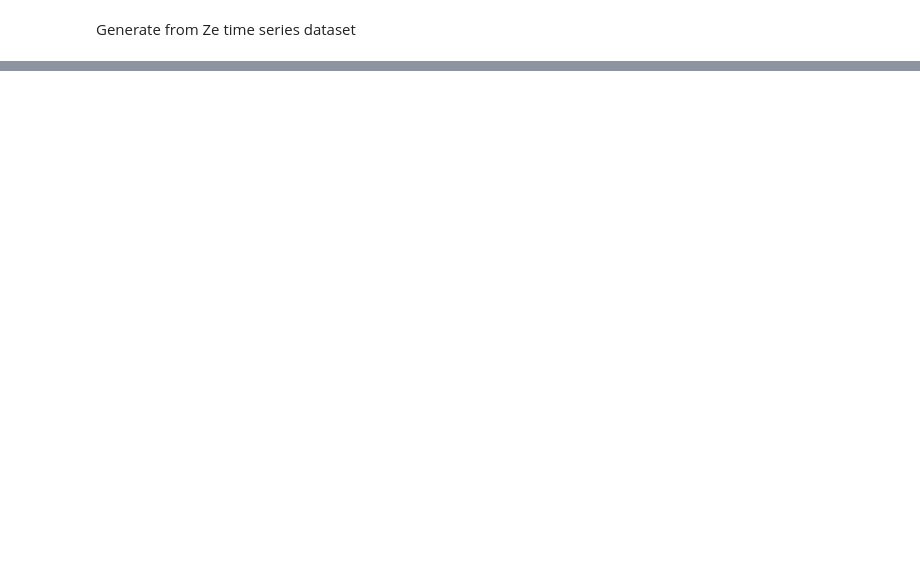
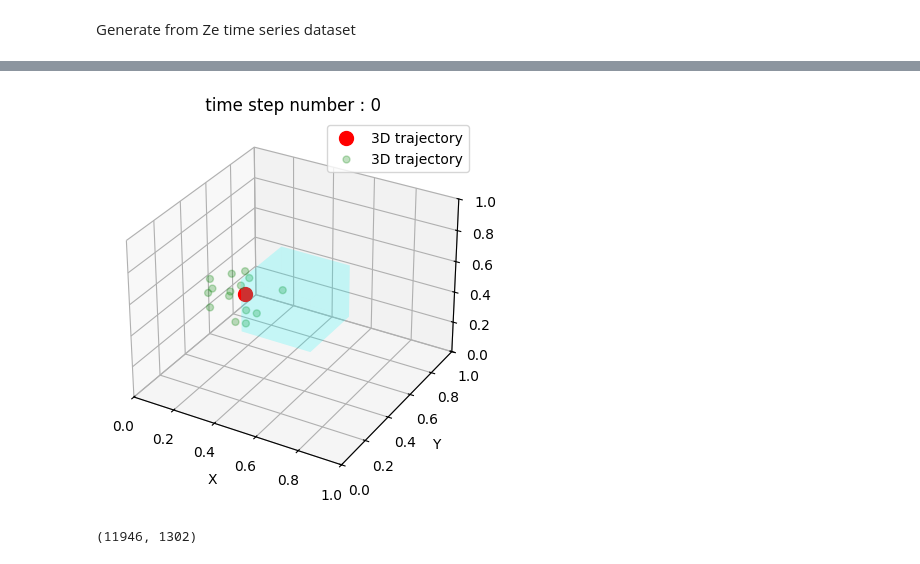
Before and after one commit to neilashwinraj/GNN, a Jupyter notebook: Generate_data_simple_connections_with_history.ipynb, the cells around one changed output, grey strips where cells are left out. Drawn from its saved outputs; the diff is of its cells as text; code cells hidden in the pictures; blank space fills up the shorter version.

```diff
--- a/Generate_data_simple_connections_with_history.ipynb
+++ b/Generate_data_simple_connections_with_history.ipynb
@@ -295,0 +413,10 @@ parts[0].shape
+# %%
+### Scaling the data ###
+train_data_pd_scaled, test_data_pd_scaled = scale_xyz_and_other_columns(train_data_pd,test_data_pd)
+
+### Reshaping by chunking the data ###
+n_train = (train_data_pd.shape[0]//(history_length+1))
+train_data_np_scaled = np.array_split(train_data_pd_scaled.values[:,3:],n_train,axis=0)
+
+n_test = (test_data_pd.shape[0]//(history_length+1))
+test_data_np_scaled = np.array_split(test_data_pd_scaled.values[:,3:],n_test,axis=0)
@@ -296,27 +443,18 @@ parts[0].shape
+# %%
+### Plotting the input data trajectory ###
+
+for i in range(10):
+    for j in range(4):
+
+        plot_3d_trajectory(train_data_np_scaled[0][j][0:64].reshape(16,4),color="green",title = title ,limits=[0,1],middle_cube="small")
+        clear_output(wait=True)
+        time.sleep(0.5)
+        break
+
+    break
+# %% [output]
+[figure, added]
 # %%
-if save==True:
-
-    ### Creat Directory ###
-    directory = "simple_connections_data/random_split/"+experiment
-
-    ### if directory does not exist ###
-    if not os.path.exists(directory):
-        # Create the directory
-        os.makedirs(directory)
-
-        if os.path.exists(directory):
-            print(f"Directory '{directory}' created successfully.")
-        else:
-            print(f"Failed to create directory '{directory}'.")
-
-    else:
-        print(f"Directory '{directory}' already exists.")
-
-    np.save("simple_connections_data/random_split/"+experiment+"/train_inputs",train_input_scaled.reshape(train_input_scaled.shape[0],16,4))
-    np.save("simple_connections_data/random_split/"+experiment+"/test_inputs",test_input_scaled.reshape(test_input_scaled.shape[0],16,4))
-
-    np.save("simple_connections_data/random_split/"+experiment+"/train_input_scalar",train_output_scaled[:,0:4])
-    np.save("simple_connections_data/random_split/"+experiment+"/test_input_scalar",test_output_scaled[:,0:4])
-
-    np.save("simple_connections_data/random_split/"+experiment+"/train_output",train_output_scaled[:,4:])
-    np.save("simple_connections_data/random_split/"+experiment+"/test_output",test_output_scaled[:,4:])
+len(train_data_np_scaled),len(test_data_np_scaled)
+# %% [output]
+(11946, 1302)
```
Also changed, not shown: parts of 20 cells of this notebook, 1 other file.
